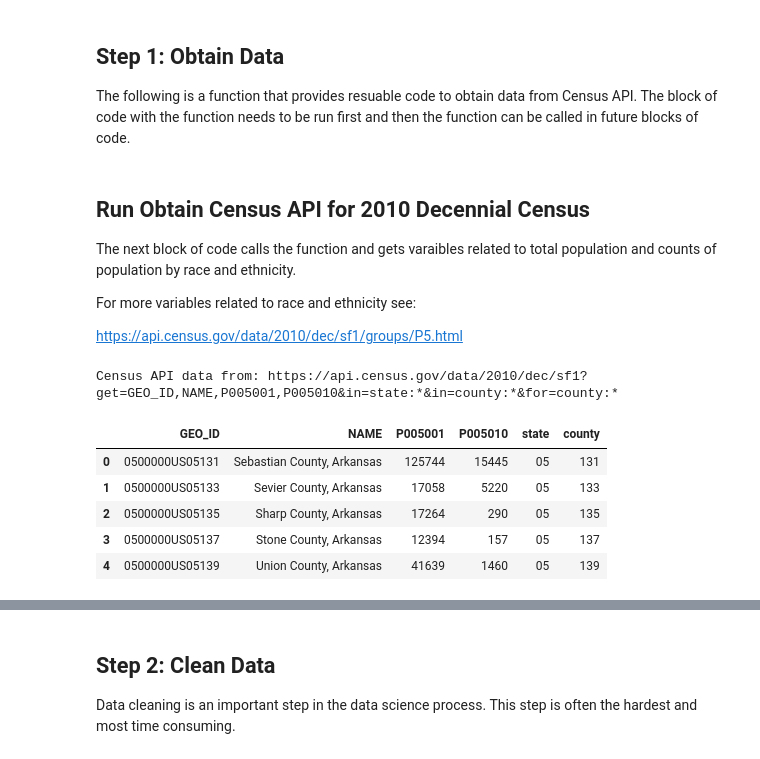
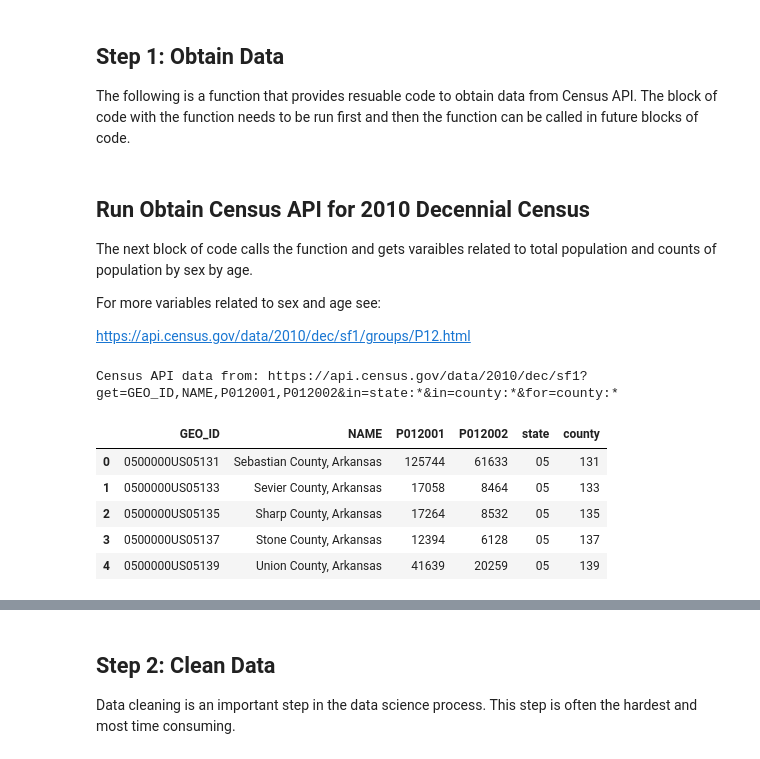
Before and after one commit to npr99/PlanningMethods, a Jupyter notebook: PLAN604_Population_vs_Sample_USCounties.ipynb, the cells around one changed output, grey strips where cells are left out. Cells and saved outputs as stored; diff of their text form; code cells hidden in the pictures.

```diff
--- a/PLAN604_Population_vs_Sample_USCounties.ipynb
+++ b/PLAN604_Population_vs_Sample_USCounties.ipynb
@@ -69,26 +69,26 @@ def obtain_census_api(
         return df
 # %% [markdown]
 ## Run Obtain Census API for 2010 Decennial Census
-The next block of code calls the function and gets varaibles related to total population and counts of population by race and ethnicity.
+The next block of code calls the function and gets varaibles related to total population and counts of population by sex by age.
 
-For more variables related to race and ethnicity see:
+For more variables related to sex and age see:
 
-https://api.census.gov/data/2010/dec/sf1/groups/P5.html
+https://api.census.gov/data/2010/dec/sf1/groups/P12.html
 # %%
-get_vars = 'GEO_ID,NAME,P005001,P005010'
+get_vars = 'GEO_ID,NAME,P012001,P012002'
         # GEO_ID  = Geographic ID
         # NAME    = Geographic Area Name
-        # P005001 = Total
-        # P005010 = Total!!Hispanic or Latino
+        # P012001 = Total
+        # P012002 = Total!!Male
 dec10_df = obtain_census_api(get_vars = get_vars)
 dec10_df.head()
 # %% [output]
-Census API data from: https://api.census.gov/data/2010/dec/sf1?get=GEO_ID,NAME,P005001,P005010&in=state:*&in=county:*&for=county:*
+Census API data from: https://api.census.gov/data/2010/dec/sf1?get=GEO_ID,NAME,P012001,P012002&in=state:*&in=county:*&for=county:*
-|  | GEO_ID | NAME | P005001 | P005010 | state | county |
-| 0 | 0500000US05131 | Sebastian County, Arkansas | 125744 | 15445 | 05 | 131 |
-| 1 | 0500000US05133 | Sevier County, Arkansas | 17058 | 5220 | 05 | 133 |
-| 2 | 0500000US05135 | Sharp County, Arkansas | 17264 | 290 | 05 | 135 |
-| 3 | 0500000US05137 | Stone County, Arkansas | 12394 | 157 | 05 | 137 |
-| 4 | 0500000US05139 | Union County, Arkansas | 41639 | 1460 | 05 | 139 |
+|  | GEO_ID | NAME | P012001 | P012002 | state | county |
+| 0 | 0500000US05131 | Sebastian County, Arkansas | 125744 | 61633 | 05 | 131 |
+| 1 | 0500000US05133 | Sevier County, Arkansas | 17058 | 8464 | 05 | 133 |
+| 2 | 0500000US05135 | Sharp County, Arkansas | 17264 | 8532 | 05 | 135 |
+| 3 | 0500000US05137 | Stone County, Arkansas | 12394 | 6128 | 05 | 137 |
+| 4 | 0500000US05139 | Union County, Arkansas | 41639 | 20259 | 05 | 139 |
 # %% [markdown]
 ## Run Obtain Census API for 2010 1-year American Community Survey
```
Also changed, not shown: parts of 42 cells of this notebook.
